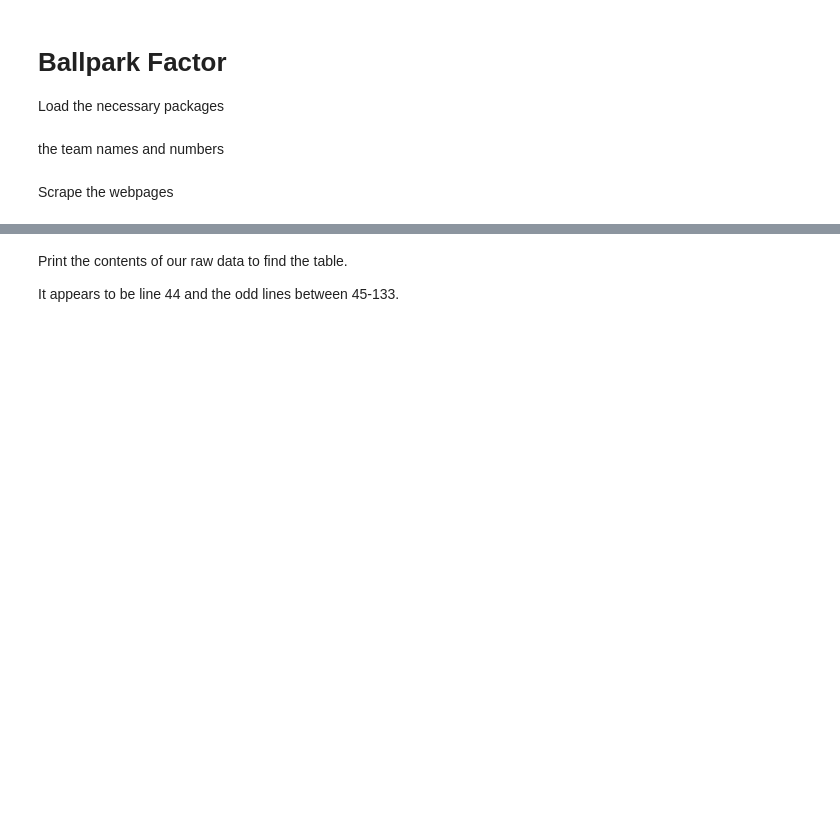
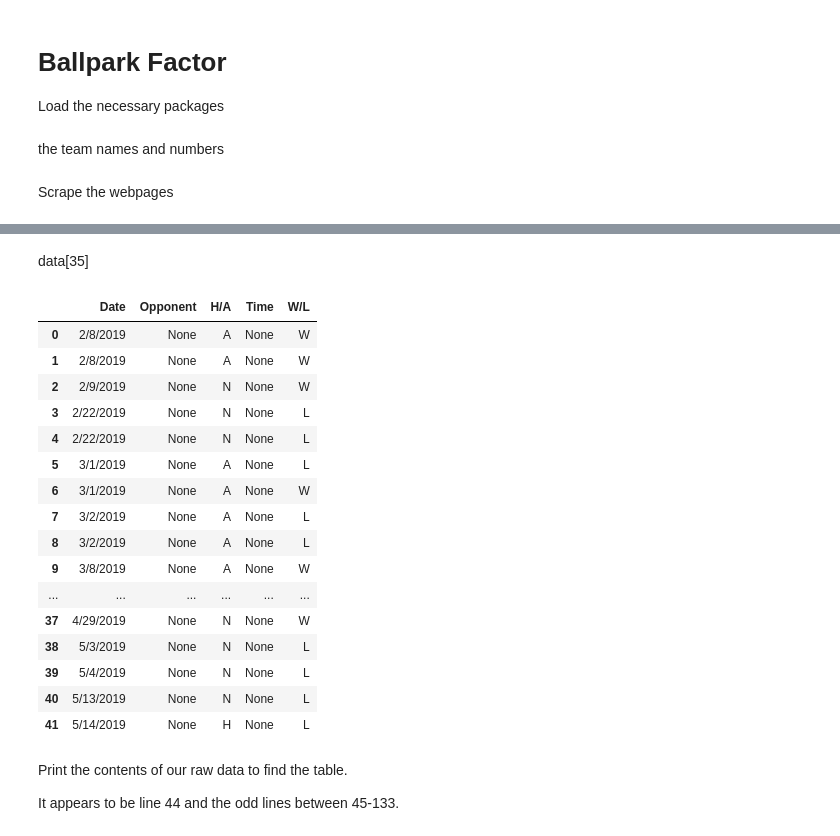
Before and after one commit to MathAtGrace/CrossRoads-Baseball, a Jupyter notebook: Python_2021/Ballpark_Factor.ipynb, the cells around one changed output, grey strips where cells are left out. Drawn from its saved outputs; the diff is of its cells as text; code cells hidden in the pictures; blank space fills up the shorter version.

Commit message:
Got it working for all tables

```diff
--- a/Python_2021/Ballpark_Factor.ipynb
+++ b/Python_2021/Ballpark_Factor.ipynb
@@ -16,10 +15,7 @@ Scrape the webpages
 # %%
 urls = ['http://www.dakstats.com/WebSync/Pages/Team/TeamSchedule.aspx?association=10&sg=MBA&sea=NAIMBA_2019&team=' +
         str(num) for num in t_nums]
-#Create a handle, page, to handle the contents of the website
-pages = [requests.get(url) for url in urls]
-#Store the contents of the website under doc
-docs = [lh.fromstring(page.content) for page in pages]
-#Parse data that are stored between <tr>..</tr> of HTML
-tr_elements = [doc.xpath('//tr') for doc in docs]
-tables = [doc.xpath('//table') for doc in docs]
+#Parse the html page into a tree (specifically an ElementTree object)
+pages = [parse(url) for url in urls]
+#Get the tables from the webpage
+tables = [page.xpath("//table") for page in pages]
@@ -25,0 +24,5 @@ tables = [doc.xpath('//table') for doc in docs]
+# %%
+for i in range(len(tables[2])):
+  rows = tables[2][i].findall("tr")
+  data = [[c.text for c in row.getchildren()] for row in rows]
+  print(i, data)
@@ -25,0 +47,2 @@ tables = [doc.xpath('//table') for doc in docs]
+# %% [markdown]
+data[35]
@@ -26,3 +54,28 @@ tables = [doc.xpath('//table') for doc in docs]
+# %%
+c_rows = [tab[33].findall("tr") for tab in tables]
+cols = [[[c.text for c in row.getchildren()] for row in team_rows] for team_rows in c_rows]
+d_rows = [tab[35].findall("tr") for tab in tables]
+cdata = [[[c.text for c in list(row.getchildren())[:5]] for row in team_rows if len(row) > 1] for team_rows in d_rows]
+dfc = [pd.DataFrame(columns = cols[i], data = cdata[i]) for i in range(len(cols))]
+dfc[3]
+# %% [output]
+|  | Date | Opponent | H/A | Time | W/L |
+| 0 | 2/8/2019 | None | A | None | W |
+| 1 | 2/8/2019 | None | A | None | W |
+| 2 | 2/9/2019 | None | N | None | W |
+| 3 | 2/22/2019 | None | N | None | L |
+| 4 | 2/22/2019 | None | N | None | L |
+| 5 | 3/1/2019 | None | A | None | L |
+| 6 | 3/1/2019 | None | A | None | W |
+| 7 | 3/2/2019 | None | A | None | L |
+| 8 | 3/2/2019 | None | A | None | L |
+| 9 | 3/8/2019 | None | A | None | W |
+| ... | ... | ... | ... | ... | ... |
+| 37 | 4/29/2019 | None | N | None | W |
+| 38 | 5/3/2019 | None | N | None | L |
+| 39 | 5/4/2019 | None | N | None | L |
+| 40 | 5/13/2019 | None | N | None | L |
+| 41 | 5/14/2019 | None | H | None | L |
 # %% [markdown]
 Print the contents of our raw data to find the table.
 
```
Also changed, not shown: parts of 8 cells of this notebook.
